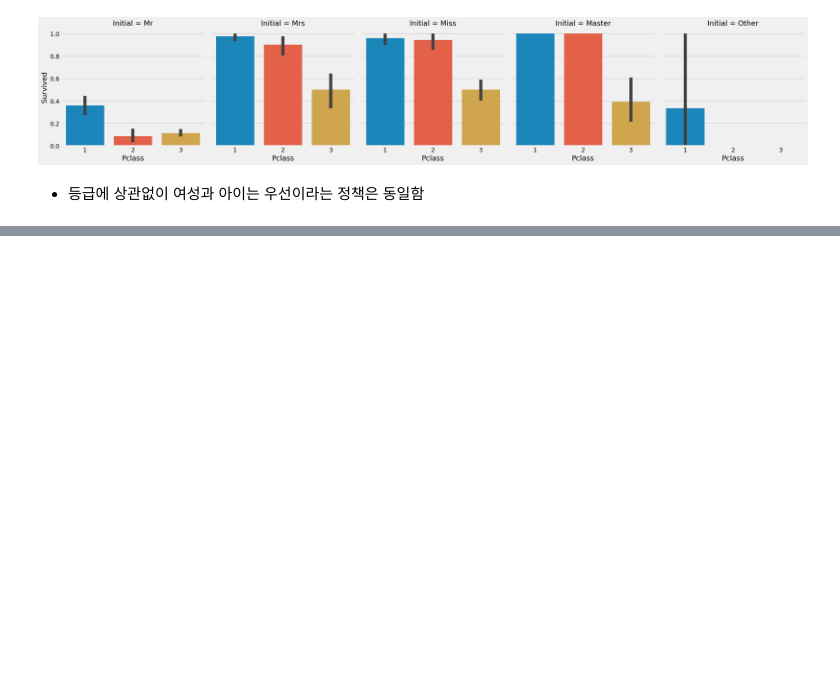
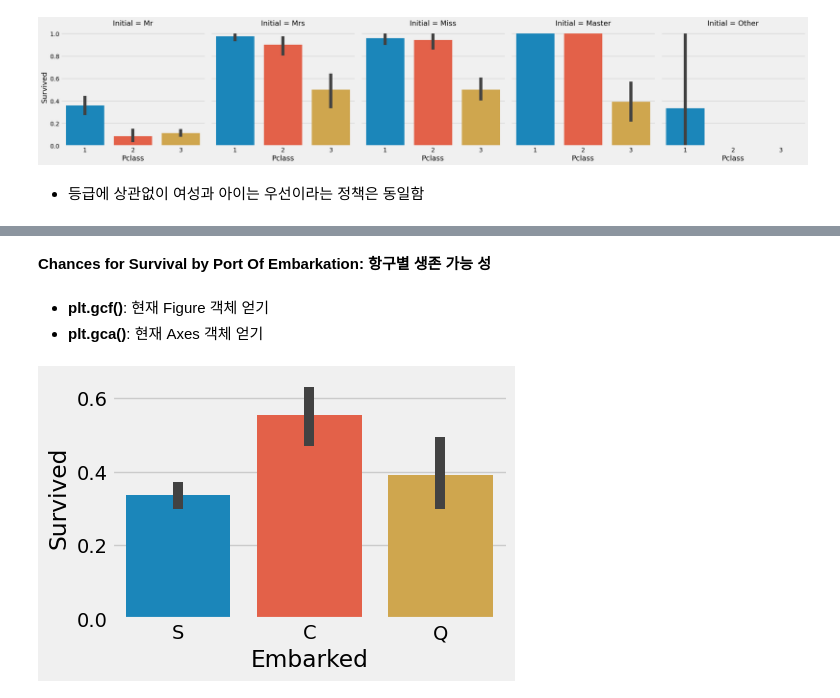
Before and after one commit to dduniverse/kaggle-copy, a Jupyter notebook: eda-to-prediction-dietanic.ipynb, the cells around one changed output, grey strips where cells are left out. Drawn from its saved outputs; the diff is of its cells as text; code cells hidden in the pictures; blank space fills up the shorter version.

```diff
--- a/eda-to-prediction-dietanic.ipynb
+++ b/eda-to-prediction-dietanic.ipynb
@@ -291,0 +310,12 @@ plt.show()
+# %% [markdown]
+**Chances for Survival by Port Of Embarkation: 항구별 생존 가능 성**
+# %% [markdown]
+- **plt.gcf()**: 현재 Figure 객체 얻기
+- **plt.gca()**: 현재 Axes 객체 얻기
+# %%
+sns.catplot(x='Embarked', y='Survived', data=data, kind='bar')
+fig=plt.gcf()
+fig.set_size_inches(5, 3)
+plt.show()
+# %% [output]
+[figure, added]
```
Also changed, not shown: parts of 54 cells of this notebook.
